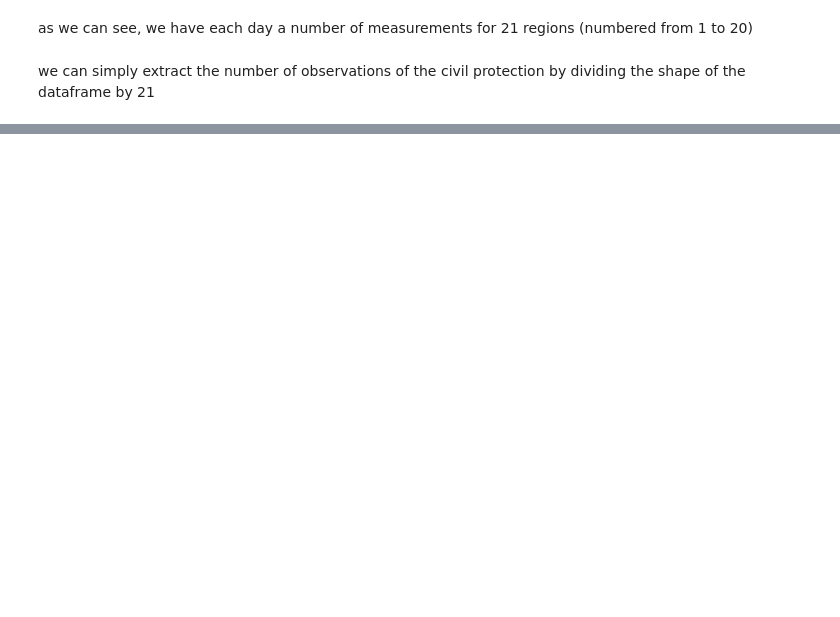
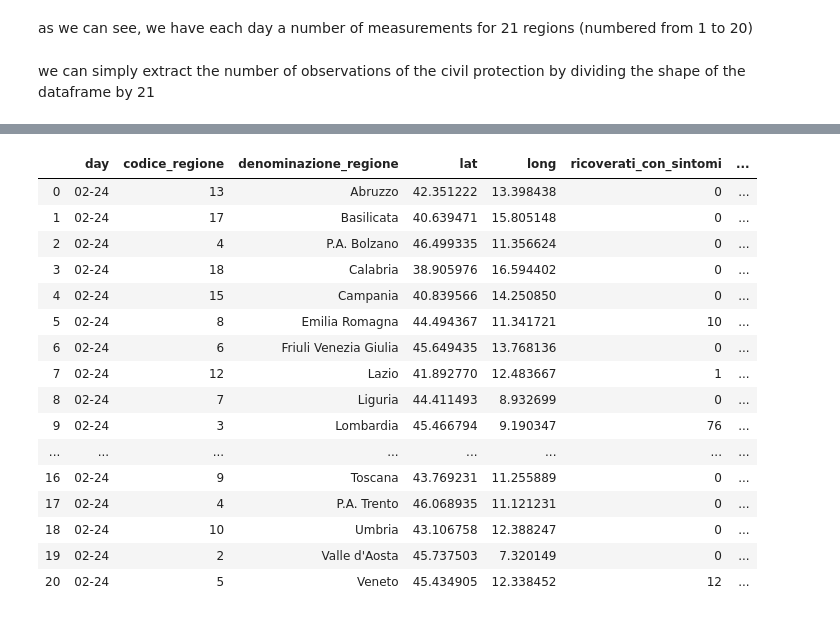
Before and after one commit to simonegiancola09/covid-19-Analysis, a Jupyter notebook: Covid.ipynb, the cells around one changed output, grey strips where cells are left out. Saved outputs shown, nothing was run; the diff lists cells and outputs as text; code cells hidden in the pictures; blank space fills up the shorter version.

```diff
--- a/Covid.ipynb
+++ b/Covid.ipynb
@@ -6,9 +6,10 @@ import numpy as np
 
 DOWNLOAD_ROOT = "https://raw.githubusercontent.com/pcm-dpc/COVID-19"
 COVID_PATH = os.path.join("datasets", "covid")
-COVID__REGIONI_URL = DOWNLOAD_ROOT + "/master/dati-regioni/dpc-covid19-ita-regioni.csv"
+COVID_REGIONI_URL = DOWNLOAD_ROOT + "/master/dati-regioni/dpc-covid19-ita-regioni.csv"
+COVID_PROVINCE_URL = DOWNLOAD_ROOT + "/master/dati-province/dpc-covid19-ita-province.csv"
 
-def fetch_dati_regione(regioni_url=COVID__REGIONI_URL, regioni_path=COVID_PATH):
+def fetch_dati_regione(regioni_url=COVID_REGIONI_URL, regioni_path=COVID_PATH):
     os.makedirs(regioni_path, exist_ok=True)
     path=os.path.join(regioni_path, "regioni.csv")
     urllib.request.urlretrieve(regioni_url, path)
@@ -16,6 +17,15 @@ def fetch_dati_regione(regioni_url=COVID__REGIONI_URL, regioni_path=COVID_PATH):
 def load_dati_regione(regioni_path=COVID_PATH):
     csv_path=os.path.join(regioni_path, "regioni.csv")
     return pd.read_csv(csv_path)
+
+def fetch_dati_provincia(province_url=COVID_PROVINCE_URL, province_path=COVID_PATH):
+    os.makedirs(province_path, exist_ok=True)
+    path=os.path.join(province_path, "province.csv")
+    urllib.request.urlretrieve(province_url, path)
+
+def load_dati_provincia(province_path=COVID_PATH):
+    csv_path=os.path.join(province_path, "province.csv")
+    return pd.read_csv(csv_path)
 # %%
 fetch_dati_regione()
 regioni=load_dati_regione()
@@ -27,3 +37,7 @@ regioni.head()
 | 2 | 2020-02-24 18:00:00 | ITA | 4 | P.A. Bolzano | 46.499335 | 11.356624 | 0 | ... |
 | 3 | 2020-02-24 18:00:00 | ITA | 18 | Calabria | 38.905976 | 16.594402 | 0 | ... |
 | 4 | 2020-02-24 18:00:00 | ITA | 15 | Campania | 40.839566 | 14.250850 | 0 | ... |
+# %%
+fetch_dati_provincia()
+province=load_dati_provincia()
+province.head()
@@ -147,0 +250,23 @@ Ven
+# %%
+def get_giorno(df, day):
+    return df.loc[df['day'] == day]
+get_giorno(regioni, "02-24")
+#get_giorno(province, "02-24")
+# %% [output]
+|  | day | codice_regione | denominazione_regione | lat | long | ricoverati_con_sintomi | ... |
+| 0 | 02-24 | 13 | Abruzzo | 42.351222 | 13.398438 | 0 | ... |
+| 1 | 02-24 | 17 | Basilicata | 40.639471 | 15.805148 | 0 | ... |
+| 2 | 02-24 | 4 | P.A. Bolzano | 46.499335 | 11.356624 | 0 | ... |
+| 3 | 02-24 | 18 | Calabria | 38.905976 | 16.594402 | 0 | ... |
+| 4 | 02-24 | 15 | Campania | 40.839566 | 14.250850 | 0 | ... |
+| 5 | 02-24 | 8 | Emilia Romagna | 44.494367 | 11.341721 | 10 | ... |
+| 6 | 02-24 | 6 | Friuli Venezia Giulia | 45.649435 | 13.768136 | 0 | ... |
+| 7 | 02-24 | 12 | Lazio | 41.892770 | 12.483667 | 1 | ... |
+| 8 | 02-24 | 7 | Liguria | 44.411493 | 8.932699 | 0 | ... |
+| 9 | 02-24 | 3 | Lombardia | 45.466794 | 9.190347 | 76 | ... |
+| ... | ... | ... | ... | ... | ... | ... | ... |
+| 16 | 02-24 | 9 | Toscana | 43.769231 | 11.255889 | 0 | ... |
+| 17 | 02-24 | 4 | P.A. Trento | 46.068935 | 11.121231 | 0 | ... |
+| 18 | 02-24 | 10 | Umbria | 43.106758 | 12.388247 | 0 | ... |
+| 19 | 02-24 | 2 | Valle d'Aosta | 45.737503 | 7.320149 | 0 | ... |
+| 20 | 02-24 | 5 | Veneto | 45.434905 | 12.338452 | 12 | ... |
```
Also changed, not shown: parts of 22 cells of this notebook.
